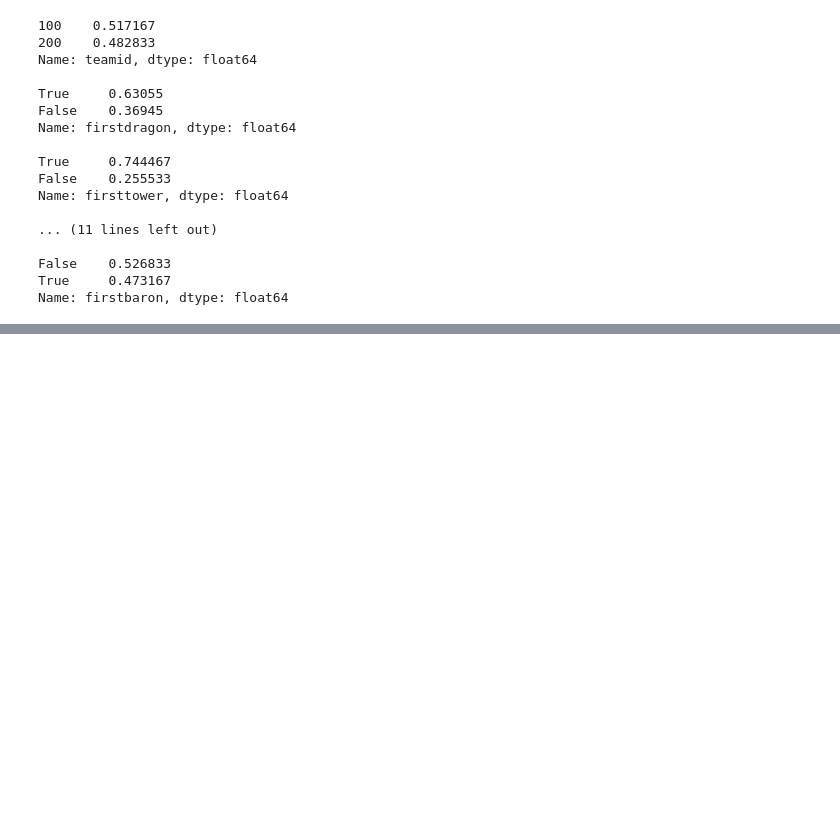
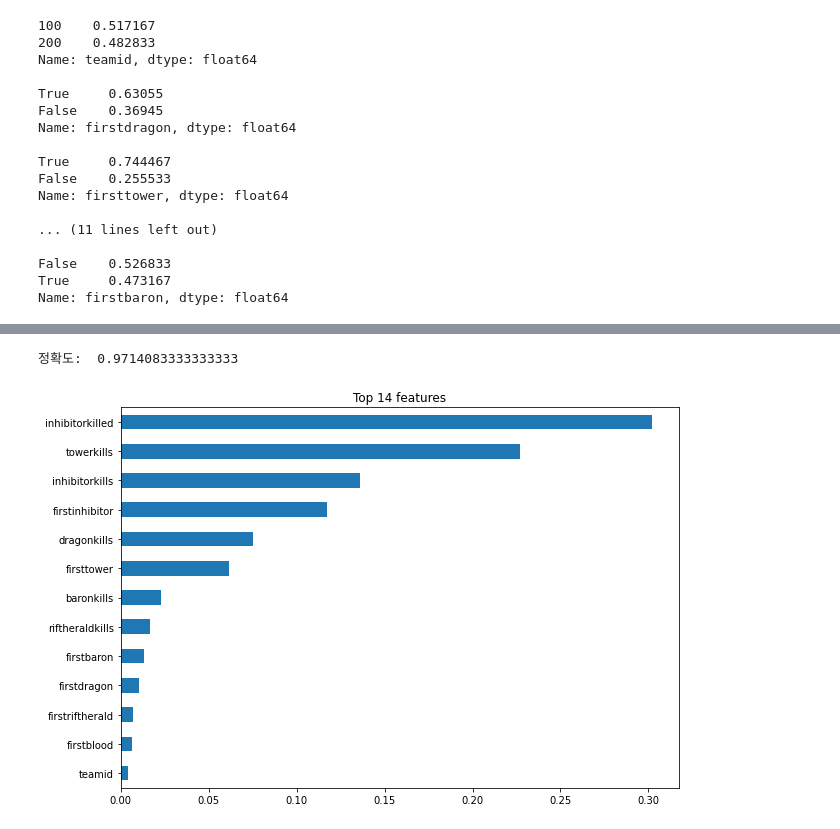
Before and after one commit to zookeeper464/op.gg, a Jupyter notebook: lol_data_analysis.ipynb, the cells around one changed output, grey strips where cells are left out. Drawn from its saved outputs; the diff is of its cells as text; code cells hidden in the pictures; blank space fills up the shorter version.

```diff
--- a/lol_data_analysis.ipynb
+++ b/lol_data_analysis.ipynb
@@ -509,0 +601,7 @@ dtype: float64
+# %%
+target1 = 'win'
+y_train1 = Team[target]
+X_train1 = Team.drop([target,'gameid'],axis=1)
+# %%
+model1 = RandomForestClassifier(n_estimators=100, random_state=42)
+model1.fit(X_train1,y_train1)
@@ -509,0 +617,14 @@ dtype: float64
+# %%
+y_pred1 = model1.predict(X_train1)
+print('정확도: ', accuracy_score(y_train1, y_pred1))
+# %% [output]
+정확도:  0.9714083333333333
+# %%
+importances1 = pd.Series(model1.feature_importances_, X_train1.columns)
+# %%
+n = 14
+plt.figure(figsize=(10,n/2))
+plt.title(f'Top {n} features')
+importances1.sort_values()[-n:].plot.barh();
+# %% [output]
+[figure, added]
```
Also changed, not shown: parts of 21 cells of this notebook.
